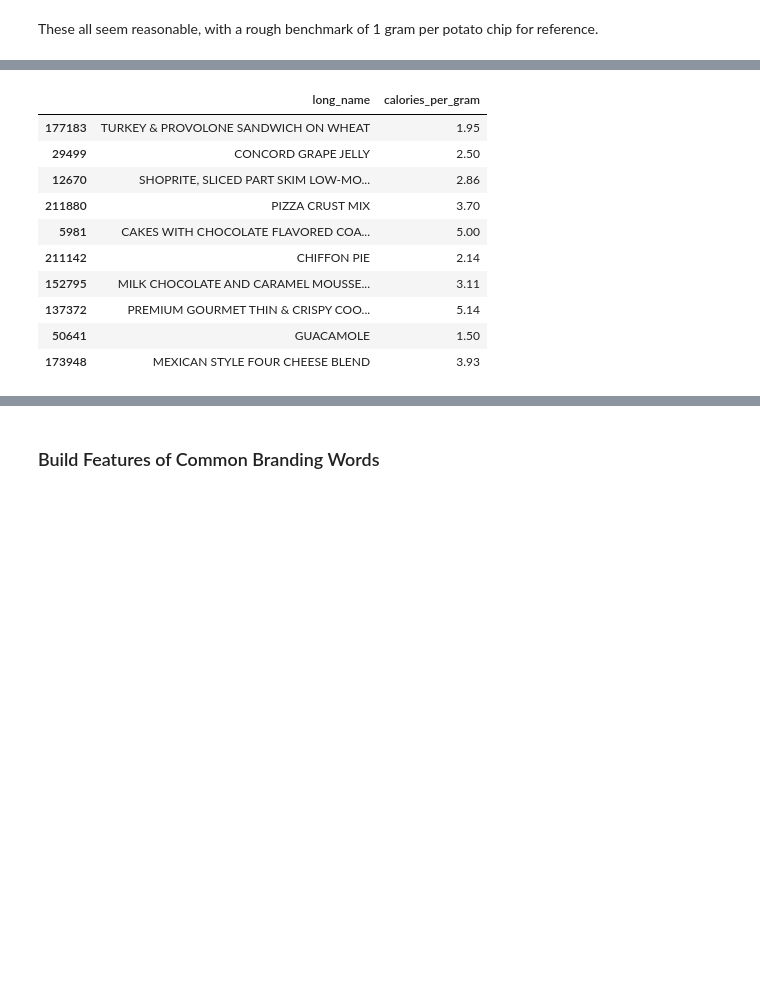
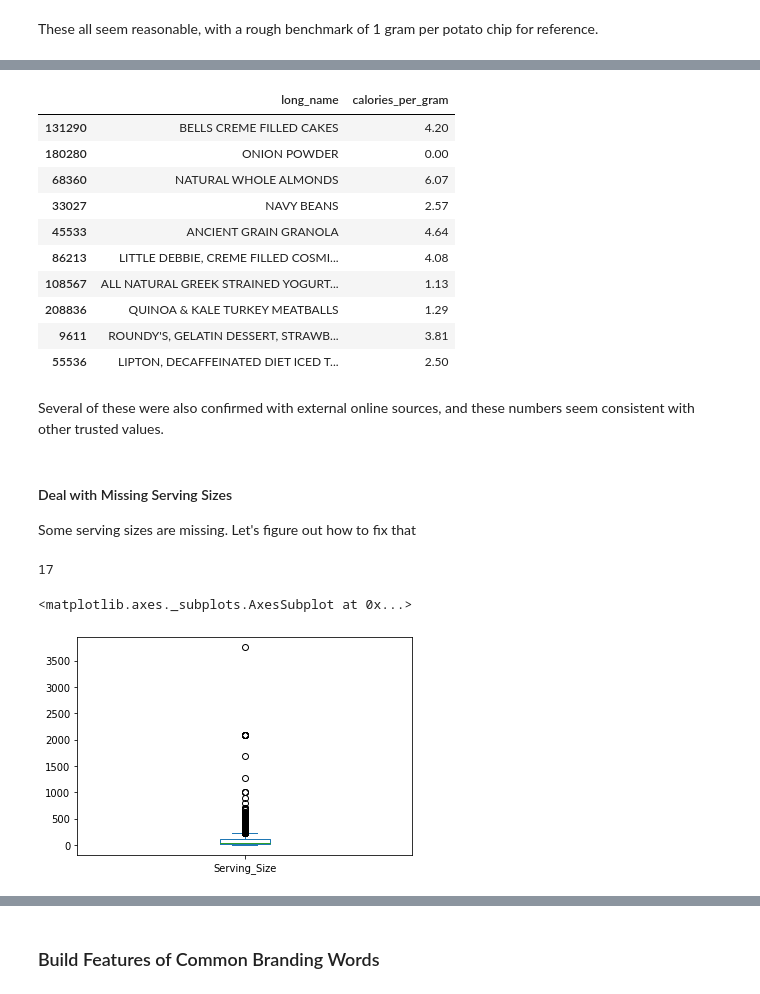
Before and after one commit to AlexanderNeuwirth/CS5265_Project1, a Jupyter notebook: CS5265_Project1.ipynb, the cells around one changed output, grey strips where cells are left out. Cells and saved outputs as stored; diff of their text form; code cells hidden in the pictures; blank space fills up the shorter version.

```diff
--- a/CS5265_Project1.ipynb
+++ b/CS5265_Project1.ipynb
@@ -467,7 +454,7 @@ For this project, since there's no field in the data to indicate whether a food
 # %%
 # Low fat is defined by limiting the fat to 3 g per serving
 # Nutrition facts are already normalized to 100 gram servings
-df.loc["low_fat"] = (df["Total lipid (fat)"] < 3)
+df["low_fat"] = (df["Total lipid (fat)"] < 3)
 # %%
 print("Low fat foods:")
 print(df[df.low_fat == True].long_name.sample(5))
@@ -501,13 +491,28 @@ df = df.dropna(subset=['calories_per_gram'])
 df[['long_name', 'calories_per_gram']].sample(10)
 # %% [output]
 |  | long_name | calories_per_gram |
-| 177183 | TURKEY & PROVOLONE SANDWICH ON WHEAT | 1.95 |
-| 29499 | CONCORD GRAPE JELLY | 2.50 |
-| 12670 | SHOPRITE, SLICED PART SKIM LOW-MO... | 2.86 |
-| 211880 | PIZZA CRUST MIX | 3.70 |
-| 5981 | CAKES WITH CHOCOLATE FLAVORED COA... | 5.00 |
-| 211142 | CHIFFON PIE | 2.14 |
-| 152795 | MILK CHOCOLATE AND CARAMEL MOUSSE... | 3.11 |
-| 137372 | PREMIUM GOURMET THIN & CRISPY COO... | 5.14 |
-| 50641 | GUACAMOLE | 1.50 |
-| 173948 | MEXICAN STYLE FOUR CHEESE BLEND | 3.93 |
+| 131290 | BELLS CREME FILLED CAKES | 4.20 |
+| 180280 | ONION POWDER | 0.00 |
+| 68360 | NATURAL WHOLE ALMONDS | 6.07 |
+| 33027 | NAVY BEANS | 2.57 |
+| 45533 | ANCIENT GRAIN GRANOLA | 4.64 |
+| 86213 | LITTLE DEBBIE, CREME FILLED COSMI... | 4.08 |
+| 108567 | ALL NATURAL GREEK STRAINED YOGURT... | 1.13 |
+| 208836 | QUINOA & KALE TURKEY MEATBALLS | 1.29 |
+| 9611 | ROUNDY'S, GELATIN DESSERT, STRAWB... | 3.81 |
+| 55536 | LIPTON, DECAFFEINATED DIET ICED T... | 2.50 |
+# %% [markdown]
+Several of these were also confirmed with external online sources, and these numbers seem consistent with other trusted values.
+# %% [markdown]
+#### Deal with Missing Serving Sizes
+Some serving sizes are missing. Let's figure out how to fix that
+# %%
+# Check how many values are missing
+df.Serving_Size.isna().sum()
+# %% [output]
+17
+# %%
+df.Serving_Size.plot(kind="box")
+# %% [output]
+<matplotlib.axes._subplots.AxesSubplot at 0x...>
+[figure, added]
```
Also changed, not shown: parts of 43 cells of this notebook.
